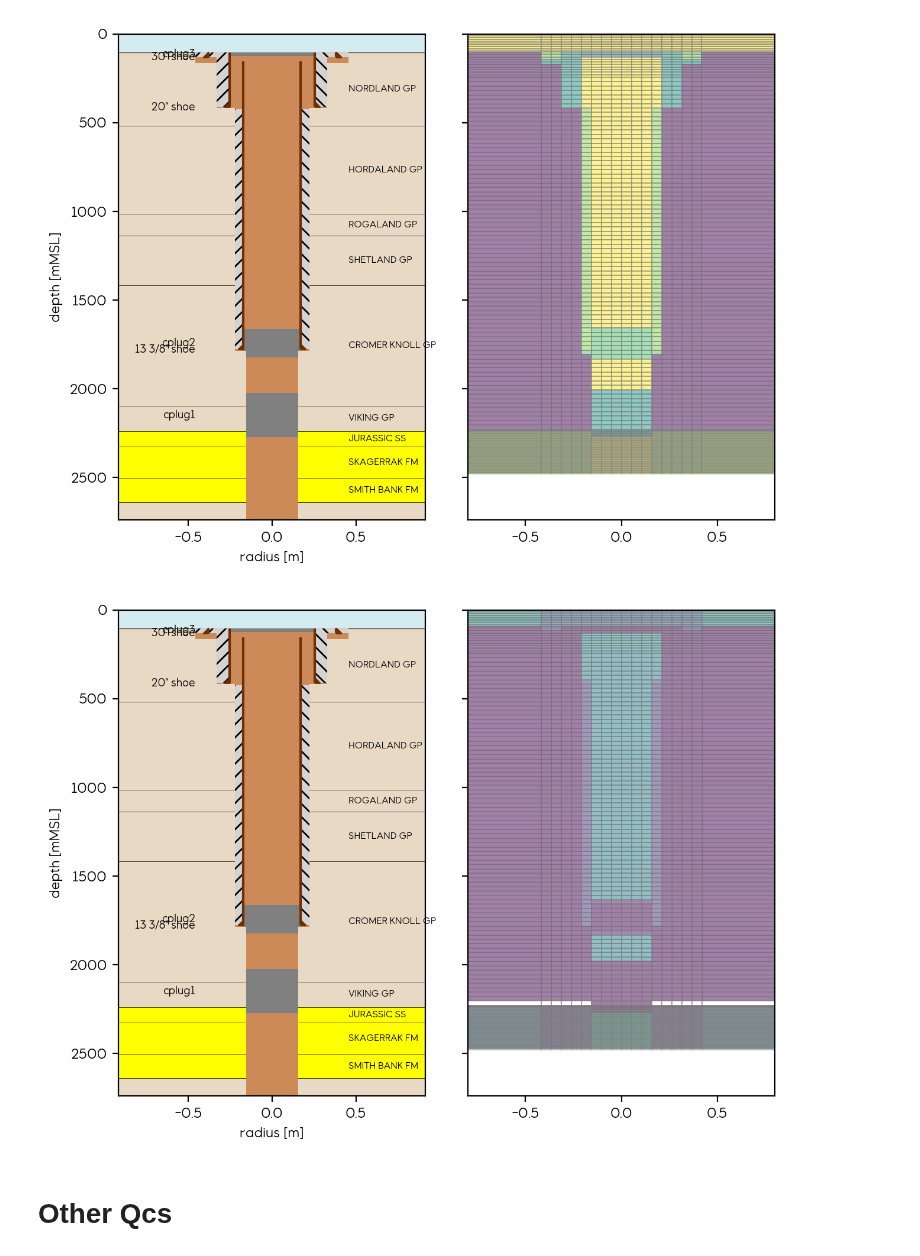
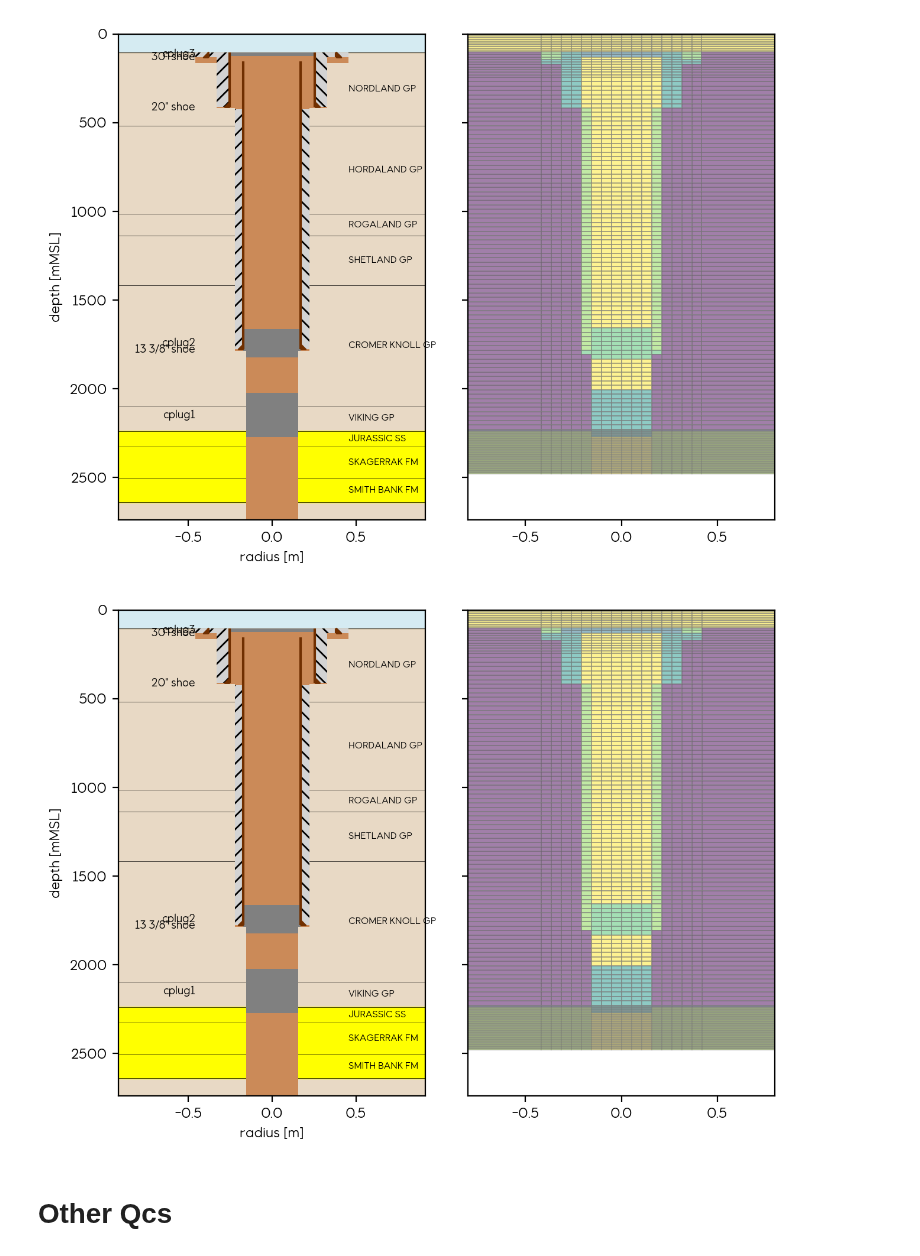
Before and after one commit to equinor/WINC_OnePager, a Jupyter notebook: notebooks/pflotran_gap.ipynb, the cells around one changed output. Cells and saved outputs as stored; diff of their text form; code cells hidden in the pictures.

```diff
--- a/notebooks/pflotran_gap.ipynb
+++ b/notebooks/pflotran_gap.ipynb
@@ -247,9 +281,12 @@ plot_grid(my_well, grid_refine)
 [figure]
 # %%
 # LGR grid from pflotran output
-plot_grid(my_well, grid_lgr, prop='TRANZ')
+PROPS = 'TRANZ'
+PROPS = 'PERMX'
+# plot it
+plot_grid(my_well, grid_lgr, prop=PROPS)
 # %% [output]
-[figure, old version]
+[figure, new version]
 # %% [markdown]
 # Other Qcs
 # %%
```
Also changed, not shown: parts of 5 cells of this notebook, 4 other files.
